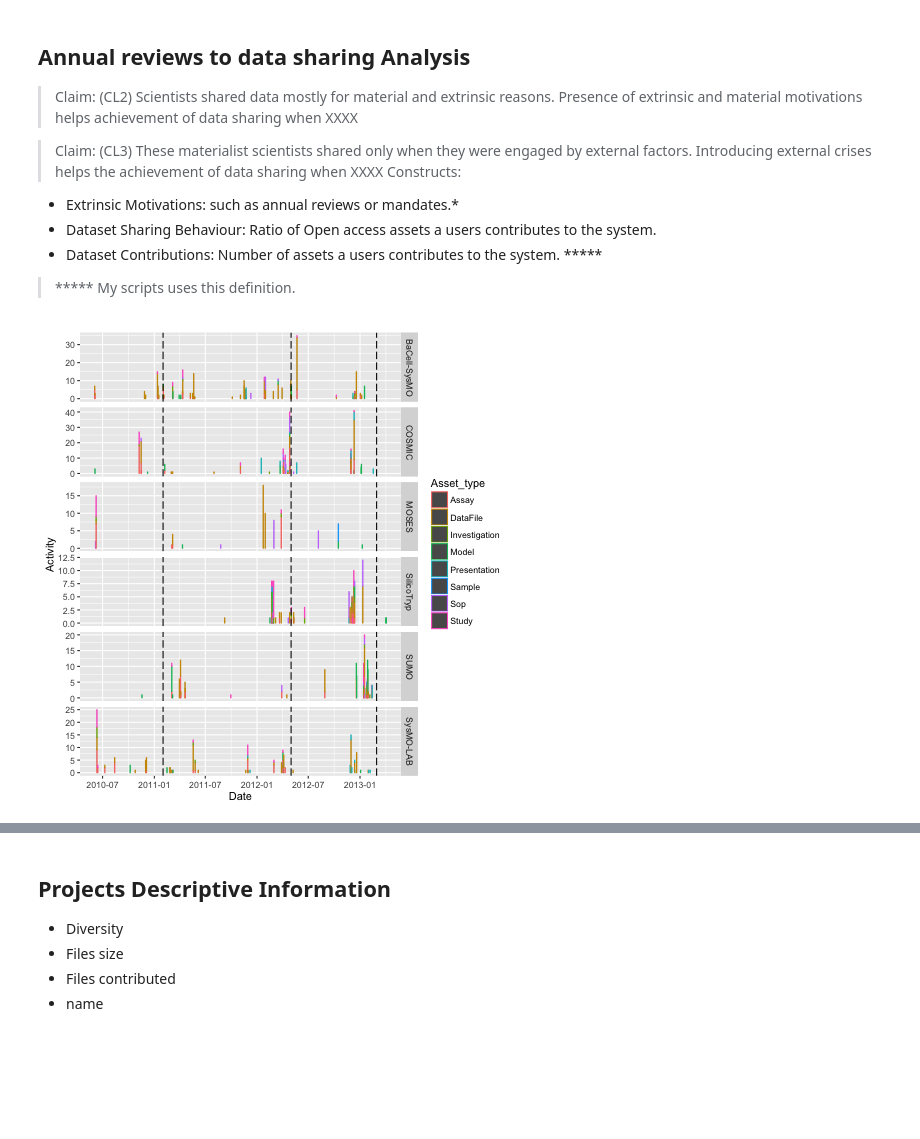
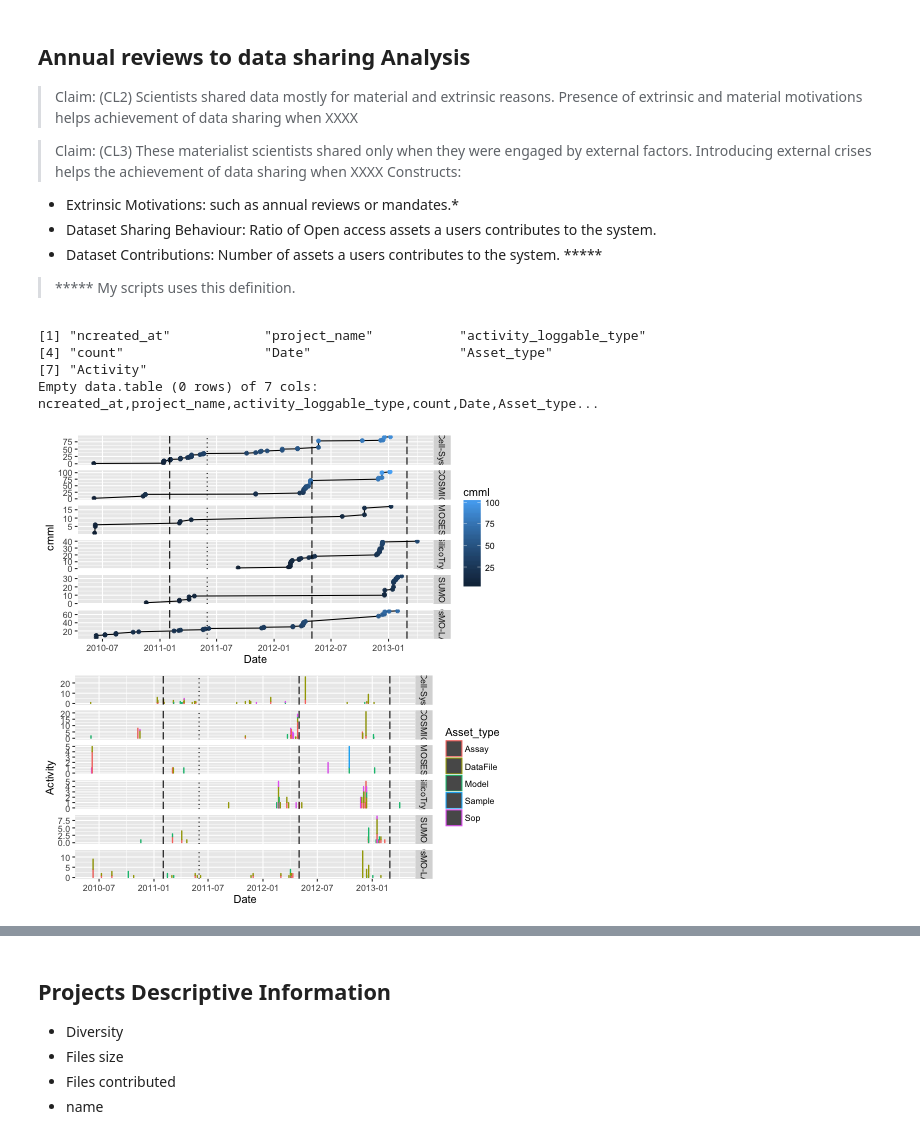
Before and after one commit to kjgarza/case_study_analysis, a Jupyter notebook: python/Main-Case-Study.ipynb, the cells around one changed output, grey strips where cells are left out. Saved outputs shown, nothing was run; the diff lists cells and outputs as text; code cells hidden in the pictures; blank space fills up the shorter version.

```diff
--- a/python/Main-Case-Study.ipynb
+++ b/python/Main-Case-Study.ipynb
@@ -156,8 +159,68 @@ Constructs:
 - Dataset Contributions: Number of assets a users contributes to the system. *****
 
 > ***** My scripts uses this definition.
-# %%
-%%R
-getLogBy("create",239)
-# %% [output]
-[figure, removed]
+# %%
+%%R -o projectLog
+projectLog<-getLogBy("create",239)
+
+
+graphLogs2<-function(type,xuser){
+    library(ggplot2)
+    library(dplyr)
+
+    ds<-getLogBy(type,xuser)
+
+#     if(type == "create"){
+     ds<-ds[(ds$action %in% c("create")),]
+     ds<-ds[!(ds$activity_loggable_type %in% c("Publication")),]
+     ds<-ds[!(ds$activity_loggable_type %in% c("Study")),]
+     ds<-ds[!(ds$activity_loggable_type %in% c("Presentation")),]
+     ds<-ds[!(ds$activity_loggable_type %in% c("Investigation")),]
+#     }
+
+
+
+
+    ds <- as.data.table(ds)
+    setkeyv(ds, cols=c('ncreated_at',"project_name","activity_loggable_type"))
+    ds <- ds[, list(count=.N), by=c('ncreated_at',"project_name","activity_loggable_type")]
+
+
+      ds<-ds[(ds$project_name %in% c("COSMIC", "SUMO", "MOSES","SysMO-LAB","SilicoTryp", "BaCell-SysMO")),]
+
+
+    ds$Date<-ds$ncreated_at
+    ds$Asset_type<-ds$activity_loggable_type
+    ds$Activity<-ds$count
+    dps_date<- as.Date("2011-06-01")
+#     ds$Asset_type <- as.character(ds$Asset_type)
+#     ds$Asset_type[ds$Asset_type != "Publication"] <- "X"
+
+#     ds$Asset_type[ds$Asset_type == "Publication"] <- "apublication"
+
+    ds1 <- ds
+    pdf <- ds1 %>% group_by(project_name) %>% arrange(Date)  %>% mutate(cmml = cumsum(Activity))
+    print(names(ds))
+    print((ds[(ds$activity_loggable_id %in% c(102)),]))
+
+
+
+    sp <- ggplot(ds, aes(x=Date, y=Activity, group=Asset_type, color=Asset_type))  + geom_bar(stat="identity")
+    cal <- sp + facet_grid(project_name ~ . , scales="free_y")       + geom_vline(xintercept = as.numeric(eval11), linetype=5)   + geom_vline(xintercept = as.numeric(eval12), linetype=5)  + geom_vline(xintercept = as.numeric(eval13), linetype=5)   + geom_vline(xintercept = as.numeric(dps_date), linetype=3)
+
+    sp2 <- ggplot(pdf, aes(x=Date, y=cmml))  +  geom_line() +  geom_point(aes(colour = cmml)) #+  geom_line( aes(x=Date, y=2*cmml)) #geom_histogram(aes(y = 3*..density..), alpha = 0.2, binwidth = 3) + stat_ecdf(aes(x = Activity))
+    ca3 <-  sp2 + facet_grid(project_name ~ ., scales="free_y" )  + geom_vline(xintercept = as.numeric(eval11), linetype=5)   + geom_vline(xintercept = as.numeric(eval12), linetype=5)  + geom_vline(xintercept = as.numeric(eval13), linetype=5)   + geom_vline(xintercept = as.numeric(dps_date), linetype=3)
+
+
+
+     multiplot(ca3,cal, cols=1)
+
+}
+
+graphLogs2("create",239)
+# %% [output]
+[1] "ncreated_at"            "project_name"           "activity_loggable_type"
+[4] "count"                  "Date"                   "Asset_type"
+[7] "Activity"
+Empty data.table (0 rows) of 7 cols: ncreated_at,project_name,activity_loggable_type,count,Date,Asset_type...
+[figure, added]
```
Also changed, not shown: parts of 9 cells of this notebook, 7 other files.
